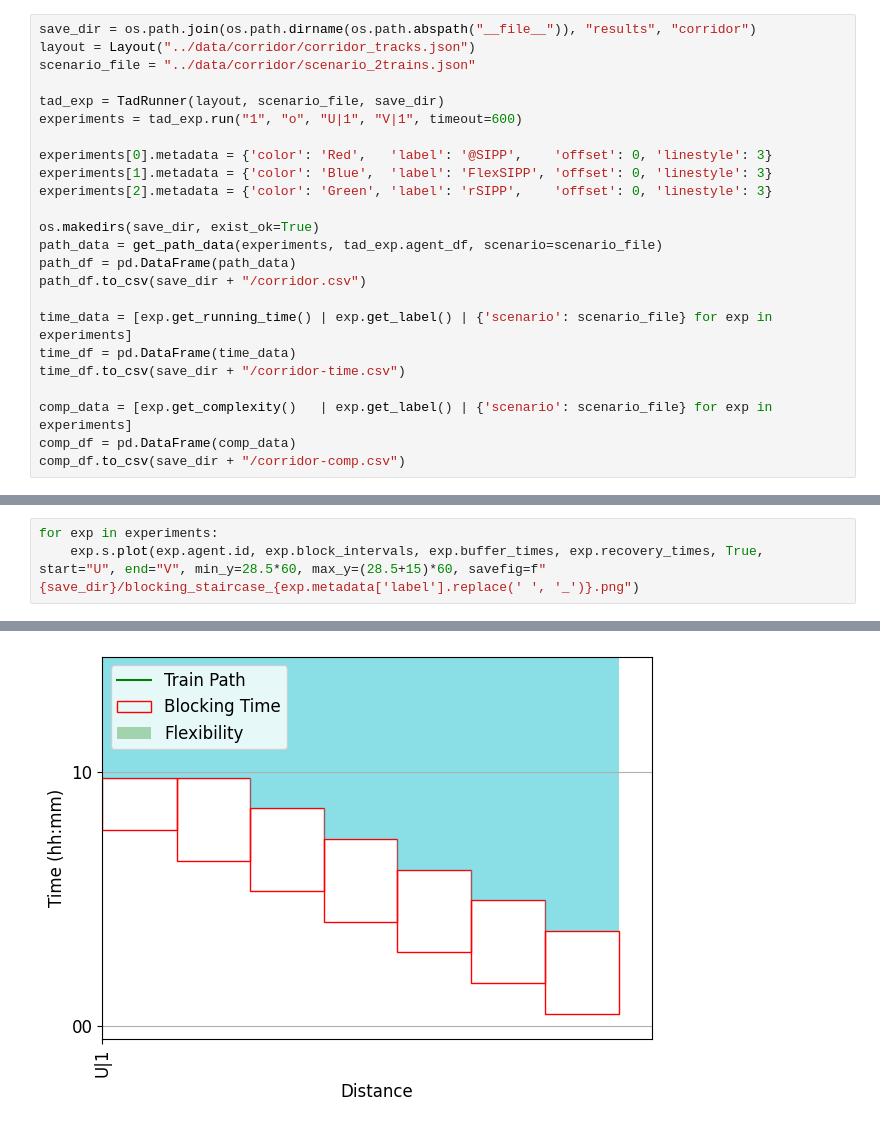
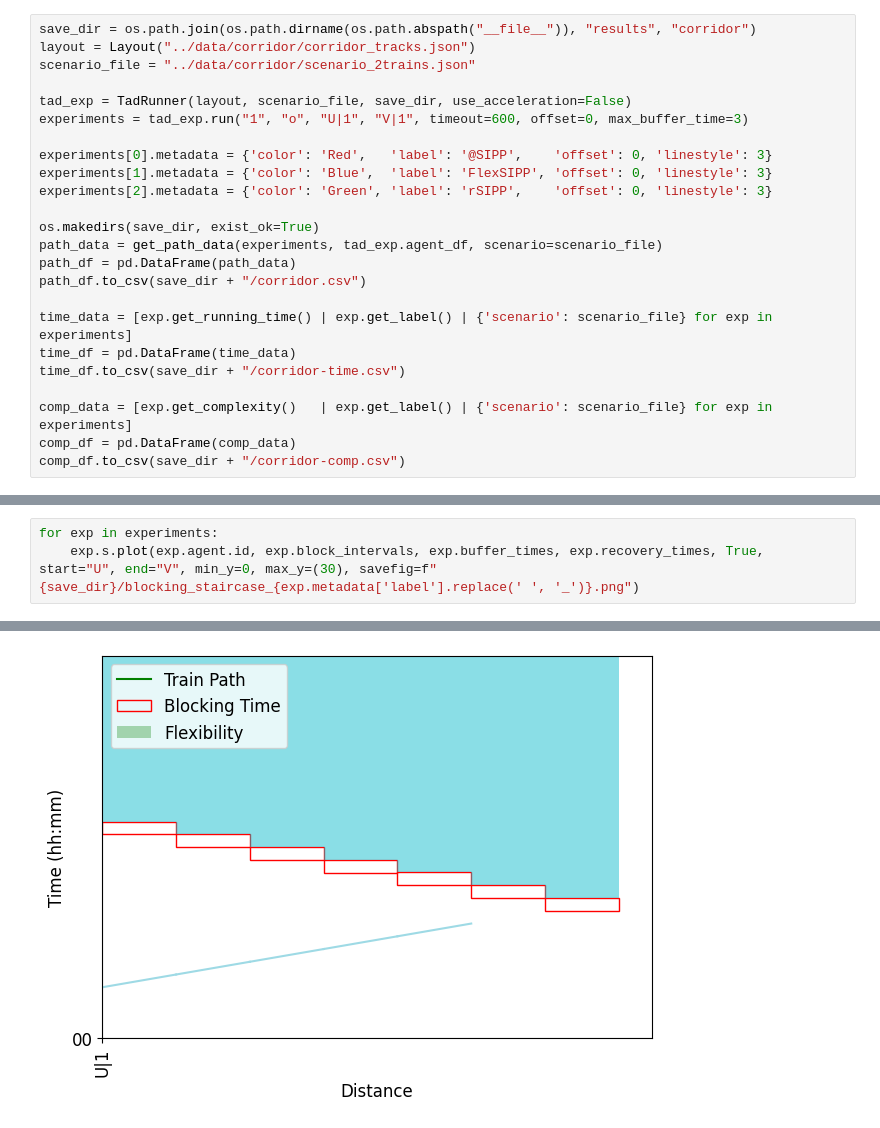
Before and after one commit to EricKemmeren/FlexSIPP, a Jupyter notebook: experiments/corridor.ipynb, the cells around one changed output, grey strips where cells are left out. Cells and saved outputs as stored; diff of their text form.

```diff
--- a/experiments/corridor.ipynb
+++ b/experiments/corridor.ipynb
@@ -35,8 +32,8 @@ save_dir = os.path.join(os.path.dirname(os.path.abspath("__file__")), "results",
 layout = Layout("../data/corridor/corridor_tracks.json")
 scenario_file = "../data/corridor/scenario_2trains.json"
 
-tad_exp = TadRunner(layout, scenario_file, save_dir)
-experiments = tad_exp.run("1", "o", "U|1", "V|1", timeout=600)
+tad_exp = TadRunner(layout, scenario_file, save_dir, use_acceleration=False)
+experiments = tad_exp.run("1", "o", "U|1", "V|1", timeout=600, offset=0, max_buffer_time=3)
 
 experiments[0].metadata = {'color': 'Red',   'label': '@SIPP',    'offset': 0, 'linestyle': 3}
 experiments[1].metadata = {'color': 'Blue',  'label': 'FlexSIPP', 'offset': 0, 'linestyle': 3}
@@ -115,4 +121,4 @@ Exp rSIPP - atf: <-inf,2126.17,19776.8,23.1943>
 # %%
 for exp in experiments:
-    exp.s.plot(exp.agent.id, exp.block_intervals, exp.buffer_times, exp.recovery_times, True, start="U", end="V", min_y=28.5*60, max_y=(28.5+15)*60, savefig=f"{save_dir}/blocking_staircase_{exp.metadata['label'].replace(' ', '_')}.png")
+    exp.s.plot(exp.agent.id, exp.block_intervals, exp.buffer_times, exp.recovery_times, True, start="U", end="V", min_y=0, max_y=(30), savefig=f"{save_dir}/blocking_staircase_{exp.metadata['label'].replace(' ', '_')}.png")
 # %% [output]
@@ -120 +126 @@ for exp in experiments:
-[figure, old version]
+[figure, new version]
```
Also changed, not shown: parts of 3 cells of this notebook, 7 other files.
